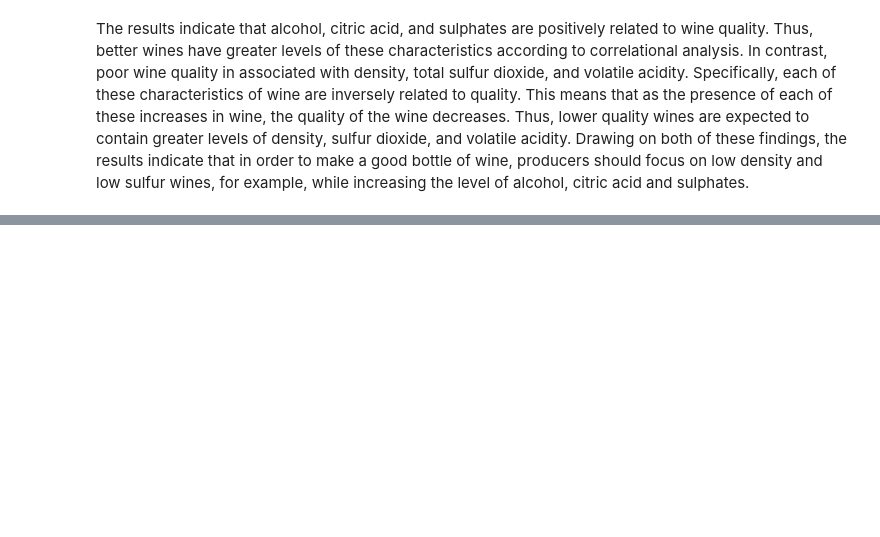
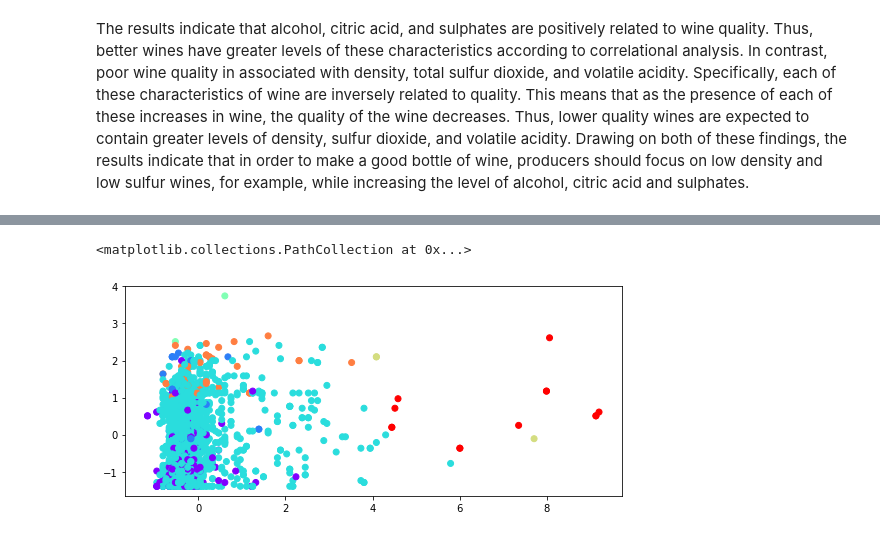
Before and after one commit to gzlupko/gr5073_ML, a Jupyter notebook: hw_assignments/hw3.ipynb, the cells around one changed output, grey strips where cells are left out. Saved outputs shown, nothing was run; the diff lists cells and outputs as text; code cells hidden in the pictures; blank space fills up the shorter version.

```diff
--- a/hw_assignments/hw3.ipynb
+++ b/hw_assignments/hw3.ipynb
@@ -190,0 +216,12 @@ The results indicate that alcohol, citric acid, and sulphates are positively rel
+# %%
+cluster = AgglomerativeClustering(n_clusters = 7,
+affinity = 'euclidean', linkage = 'complete')
+
+cluster.fit_predict(hca_data)
+
+
+# plot results
+plt.scatter(hca_data["residual sugar"], hca_data["citric acid"], c = cluster.labels_, cmap = 'rainbow')
+# %% [output]
+<matplotlib.collections.PathCollection at 0x...>
+[figure, added]
```
Also changed, not shown: parts of 6 cells of this notebook.
